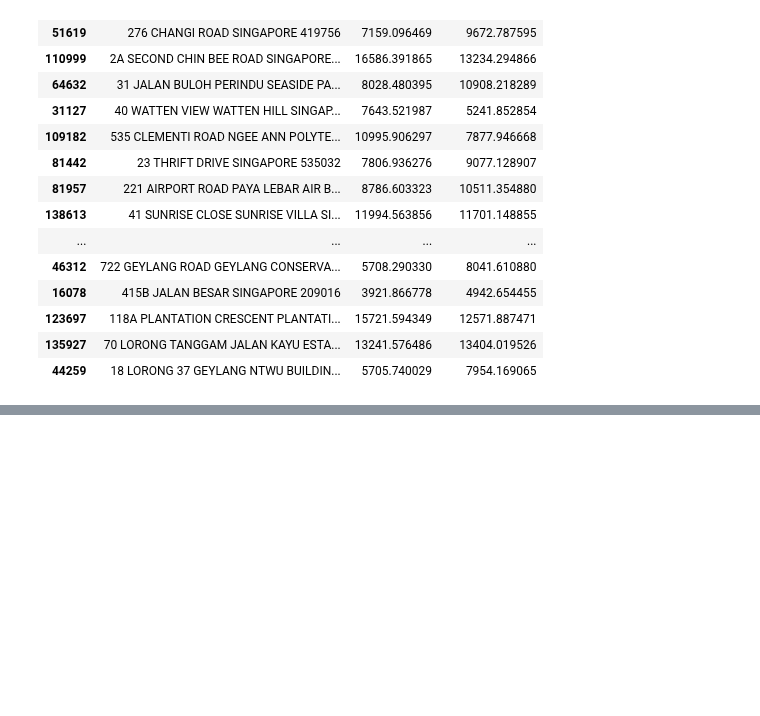
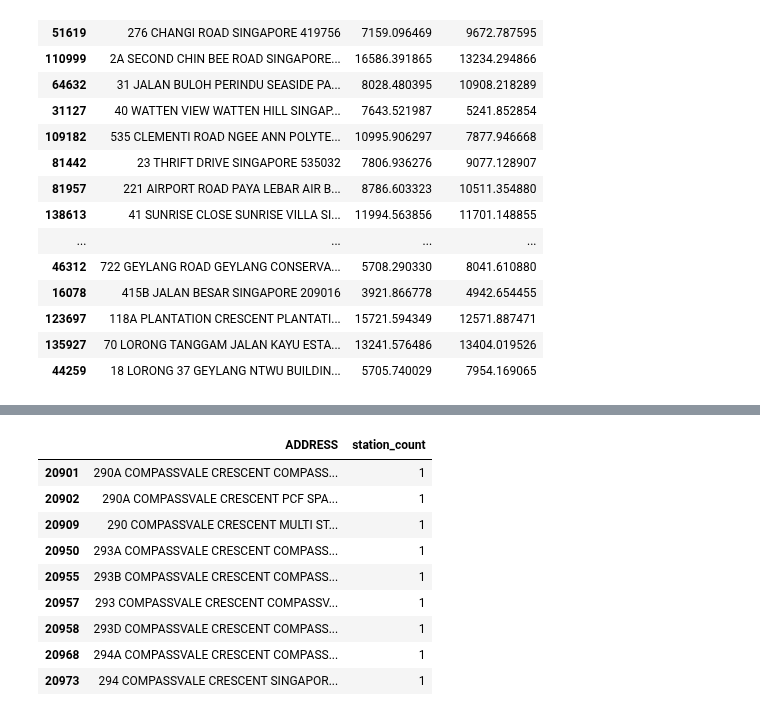
Before and after one commit to mcmanus-git/Singapore-HDB, a Jupyter notebook: stuart/geospatial_local.ipynb, the cells around one changed output, grey strips where cells are left out. Cells and saved outputs as stored; diff of their text form; code cells hidden in the pictures; blank space fills up the shorter version.

```diff
--- a/stuart/geospatial_local.ipynb
+++ b/stuart/geospatial_local.ipynb
@@ -163,0 +226,13 @@ Results look more or less inline with what we can get from a good map - precisio
+# %%
+df[df['ADDRESS'].str.contains('COMPASSVALE CRESCENT')]
+# %% [output]
+|  | ADDRESS | station_count |
+| 20901 | 290A COMPASSVALE CRESCENT COMPASS... | 1 |
+| 20902 | 290A COMPASSVALE CRESCENT PCF SPA... | 1 |
+| 20909 | 290 COMPASSVALE CRESCENT MULTI ST... | 1 |
+| 20950 | 293A COMPASSVALE CRESCENT COMPASS... | 1 |
+| 20955 | 293B COMPASSVALE CRESCENT COMPASS... | 1 |
+| 20957 | 293 COMPASSVALE CRESCENT COMPASSV... | 1 |
+| 20958 | 293D COMPASSVALE CRESCENT COMPASS... | 1 |
+| 20968 | 294A COMPASSVALE CRESCENT COMPASS... | 1 |
+| 20973 | 294 COMPASSVALE CRESCENT SINGAPOR... | 1 |
```
Also changed, not shown: parts of 9 cells of this notebook.
